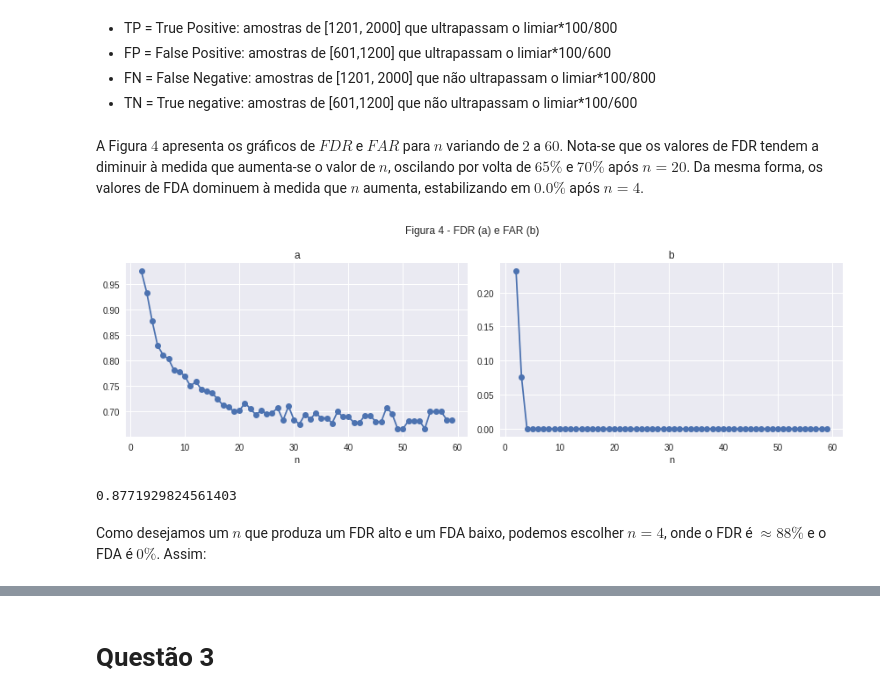
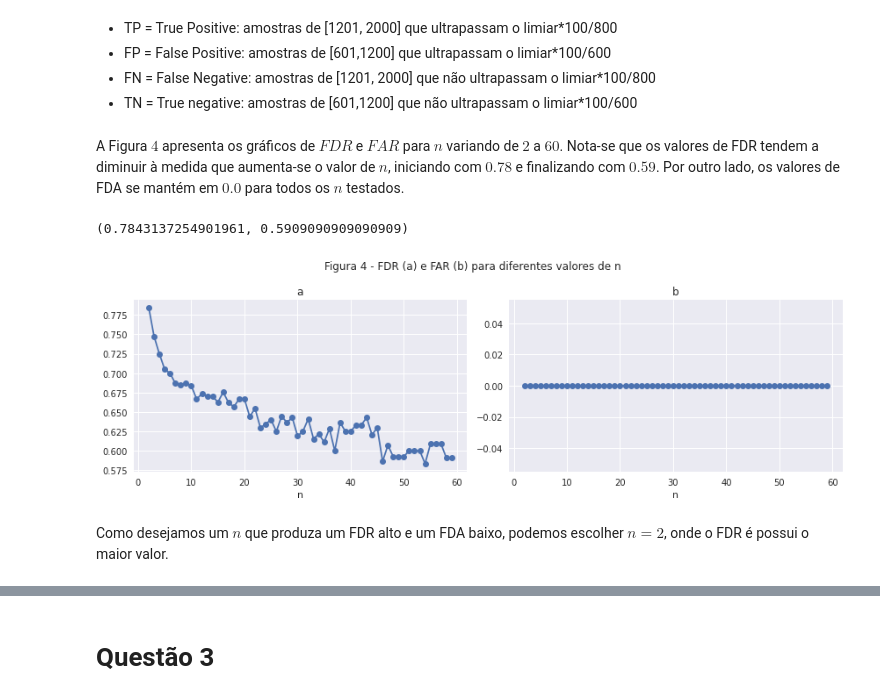
Before and after one commit to ifribeiro/TEI-EstApl, a Jupyter notebook: EPC10.ipynb, the cells around one changed output, grey strips where cells are left out. Saved outputs shown, nothing was run; the diff lists cells and outputs as text; code cells hidden in the pictures.

Commit message:
Finalizando item 4

```diff
--- a/EPC10.ipynb
+++ b/EPC10.ipynb
@@ -155,7 +158,7 @@ def testes_controle_media(X, Y, ns=[], mu_conhecido=False, mediac=0, stdc=1, par
     for i, n in enumerate(ns):
         amostras_X, amostras_Y = get_amostras(X, Y, n)
         if (mu_conhecido):
-            ucl2, lcl2 = controle(mediac, stdc, n, s=6)
+            ucl2, lcl2 = controle(mediac, stdc, n)
         else:
             ucl2, lcl2 = c_media_desvio_desc(mediac, stdc, n, R_bar)
         medias_residuos = []
@@ -185,7 +193,13 @@ Para verificar a influência do $n$ sobre os resultados de FDR e FAR, varia-se o
 # %%
 lista_n = np.arange(2,60)
-ultrapassam_normal, n_ultrapassam_normal = testes_controle_media(X_normal, Y_normal, lista_n, mu_conhecido=True,mediac=media_residuos, stdc=std_residuos, params=[b0, b1])
-ultrapassam_falha, n_ultrapassam_falha = testes_controle_media(X_falha, Y_falha, lista_n, mu_conhecido=True, mediac=media_residuos, stdc=std_residuos, params=[b0, b1])
+# teste nos dados normais
+ultrapassam_normal, n_ultrapassam_normal = testes_controle_media(X_normal, Y_normal, lista_n,
+                                                    mu_conhecido=True, mediac=media_residuos,
+                                                    stdc=std_residuos, params=[b0, b1])
+# teste nos dados com falha
+ultrapassam_falha, n_ultrapassam_falha = testes_controle_media(X_falha, Y_falha, lista_n,
+                                                    mu_conhecido=True, mediac=media_residuos,
+                                                    stdc=std_residuos, params=[b0, b1])
 # %% [markdown]
 - TP = True Positive: amostras de [1201, 2000] que ultrapassam o limiar\*100/800
 - FP = False Positive: amostras de [601,1200] que ultrapassam o limiar\*100/600
@@ -195,23 +210,23 @@ ultrapassam_falha, n_ultrapassam_falha = testes_controle_media(X_falha, Y_falha,
 fdrs = [FDR(tp, fp) for tp,fp in zip(ultrapassam_falha, ultrapassam_normal)]
 fars = [FAR(fn, tn) for fn, tn in zip(n_ultrapassam_falha, n_ultrapassam_normal)]
 # %% [markdown]
-A Figura $4$ apresenta os gráficos de $FDR$ e $FAR$ para $n$ variando de $2$ a $60$. Nota-se que os valores de FDR tendem a diminuir à medida que aumenta-se o valor de $n$, oscilando por volta de $65\%$ e $70\%$ após $n=20$. Da mesma forma, os valores de FDA dominuem à medida que $n$ aumenta, estabilizando em $0.0\%$ após $n=4$.
+A Figura $4$ apresenta os gráficos de $FDR$ e $FAR$ para $n$ variando de $2$ a $60$. Nota-se que os valores de FDR tendem a diminuir à medida que aumenta-se o valor de $n$, iniciando com $0.78$ e finalizando com $0.59$. Por outro lado, os valores de FDA se mantém em $0.0$ para todos os $n$ testados.
+# %%
+fdrs[0], fdrs[-1]
+# %% [output]
+(0.7843137254901961, 0.5909090909090909)
 # %%
 fig, ax = plt.subplots(figsize=(12,4), ncols=2)
 ax[0].plot(lista_n, fdrs, marker='o')
 ax[1].plot(lista_n, fars, marker='o')
 ax[0].set_title("a")
 ax[0].set_xlabel("n")
 ax[1].set_xlabel("n")
 ax[1].set_title("b")
-plt.suptitle("Figura 4 - FDR (a) e FAR (b)")
+plt.suptitle("Figura 4 - FDR (a) e FAR (b) para diferentes valores de n")
 plt.tight_layout();
 # %% [output]
-[figure, old version]
+[figure, new version]
-# %%
-fdrs[2]
-# %% [output]
-0.8771929824561403
 # %% [markdown]
-Como desejamos um $n$ que produza um FDR alto e um FDA baixo, podemos escolher $n=4$, onde o FDR é $\approx 88\%$ e o FDA é $0\%$. Assim:
+Como desejamos um $n$ que produza um FDR alto e um FDA baixo, podemos escolher $n=2$, onde o FDR é possui o maior valor.
 # %%
```
Also changed, not shown: parts of 27 cells of this notebook.
